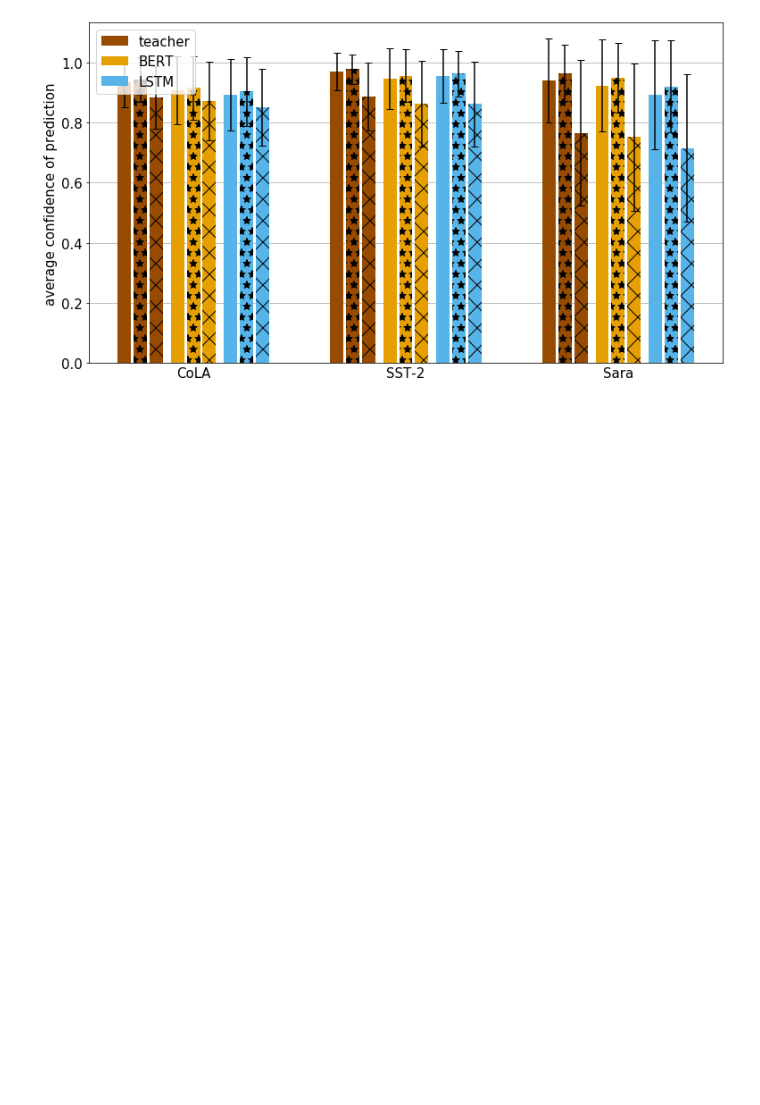
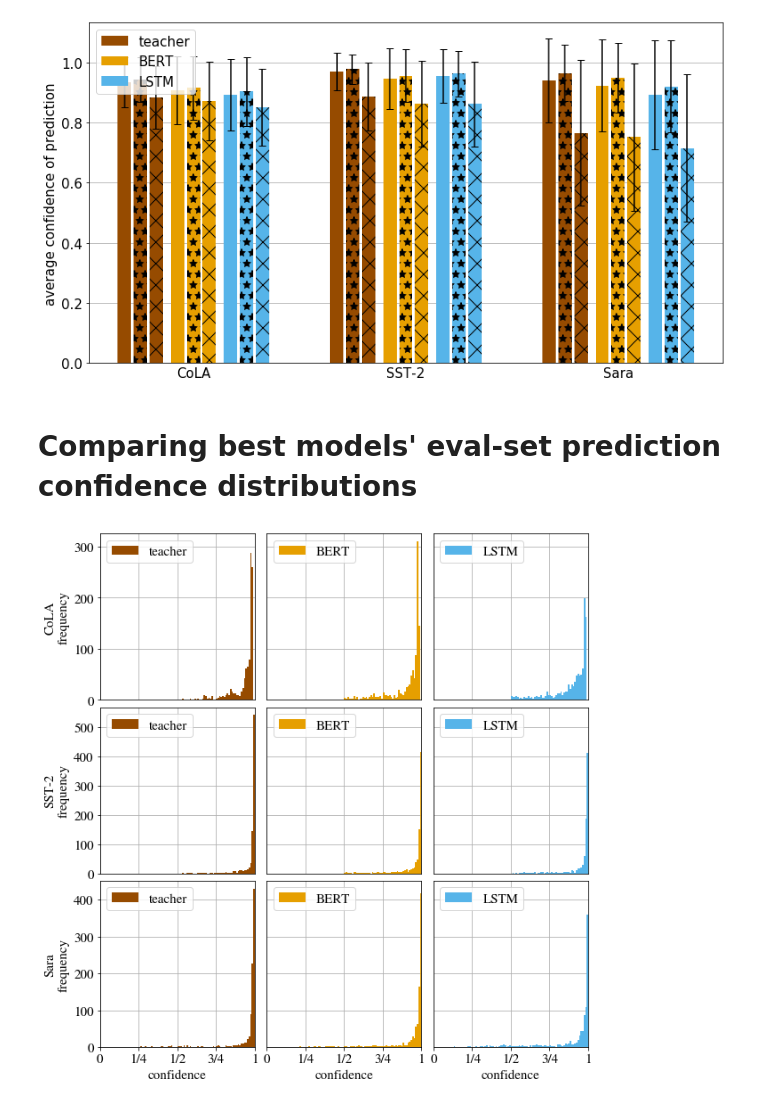
Before and after one commit to samsucik/knowledge-distil-bert, a Jupyter notebook: experiments/analysis/General plotting.ipynb, the cells around one changed output. Cells and saved outputs as stored; diff of their text form; code cells hidden in the pictures; blank space fills up the shorter version.

```diff
--- a/experiments/analysis/General plotting.ipynb
+++ b/experiments/analysis/General plotting.ipynb
@@ -159,3 +157,38 @@ plt.tight_layout()
 plt.show()
 # %% [output]
 [figure]
+# %% [markdown]
+# Comparing best models' eval-set prediction confidence distributions
+# %%
+fig, axs = plt.subplots(nrows=3, ncols=3, figsize=(9, 9), sharex=True, sharey=False)
+
+for i, task in enumerate(glue_tasks):
+    axs[i, 0].set_ylabel(task + "\nfrequency")
+    max_heights = []
+    for j, model_type in enumerate(model_types["main"]):
+        data = pd.read_csv("predictions/dev_scored_{}_{}.tsv".format(task, model_type), delimiter="\t")
+        confidences = data["certainty_of_pred"]
+        ax = axs[i, j]
+        rects = ax.hist(confidences, bins=100, range=(0,1), color=model_colours[model_type],
+                        label=model_type, log=False)
+        ax.set_xlim(0, 1.0)
+        if j > 0:
+            ax.tick_params(axis="y", length=0, labelleft=False)
+        if i < 2:
+            ax.tick_params(axis="x", length=0)
+        else:
+            ax.set_xlabel("confidence")
+        max_height = max(rects[0])
+        max_heights.append(max_height)
+        ax.legend(loc=2)
+        ax.grid(axis="y", which="both")
+        ax.grid(axis="x", which="both")
+        ax.set_axisbelow(True)
+        ax.set_xticks([0, 0.25, 0.5, 0.75, 1.])
+        ax.set_xticklabels(["0", "1/4", "1/2", "3/4", "1"])
+    for j, _ in enumerate(model_types["main"]):
+        axs[i, j].set_ylim(0, max(max_heights)*1.05)
+plt.tight_layout(w_pad=0.4, h_pad=0.0)
+plt.show()
+# %% [output]
+[figure, added]
```
Also changed, not shown: parts of 1 cell of this notebook, 2 other files.
